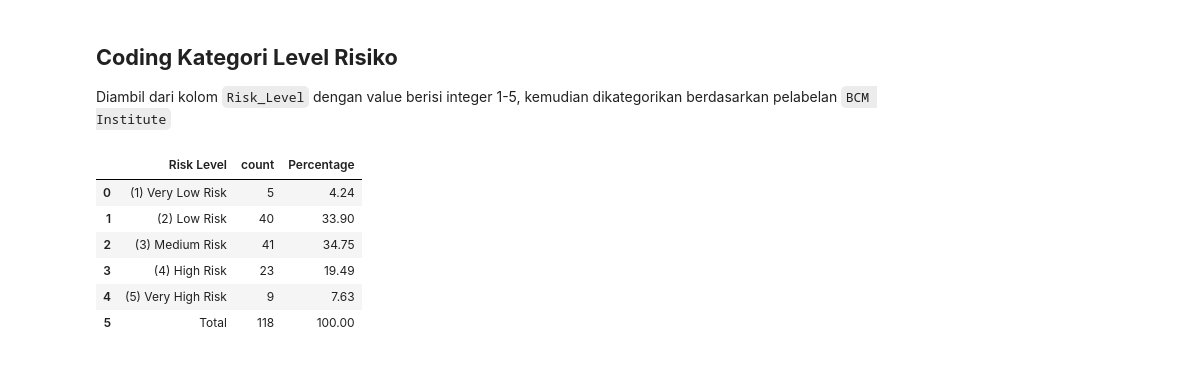
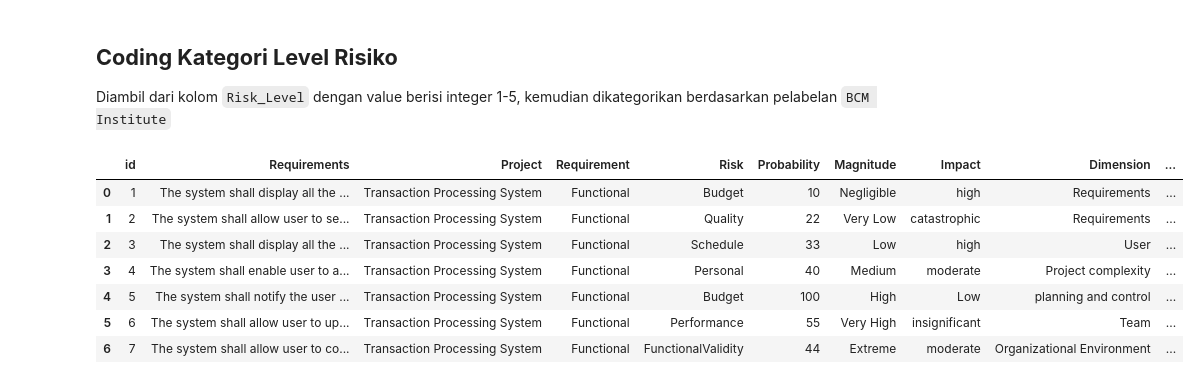
Before and after one commit to apostroef/SRS-risk-management, a Jupyter notebook: tabulation.ipynb, the cells around one changed output. Drawn from its saved outputs; the diff is of its cells as text; code cells hidden in the pictures.

```diff
--- a/tabulation.ipynb
+++ b/tabulation.ipynb
@@ -18,49 +15,48 @@ from rich.console import Console
 Diambil dari kolom `Risk_Level` dengan value berisi integer 1-5, kemudian dikategorikan berdasarkan pelabelan `BCM Institute`
 # %%
 data = pd.read_csv("csv_result-Final Dataset.csv")
+df = pd.DataFrame(data)
+display(df.head(7))
 
 
 def categorized_risk(df):
     bins = [1, 2, 3, 4, 5, np.inf]
     labels = [
         "(1) Very Low Risk",
         "(2) Low Risk",
         "(3) Medium Risk",
         "(4) High Risk",
         "(5) Very High Risk",
     ]
     df["Risk_Level_Category"] = pd.cut(
         df["Risk_Level"], bins=bins, labels=labels, right=False
     )
     return df
 
 
+def categorized_duration(df):
+    bins = [1, 6, 11, 16, 20, np.inf]
+    labels = [
+        "1-5 days",
+        "6-10 days",
+        "11-15 days",
+        "16-20 days",
+        ">20 days",
+    ]
+    df["Fixing_Duration_Category"] = pd.cut(
+        df["Fixing_Duration"], bins=bins, labels=labels, right=False
+    )
+    return df
+
+
 df = categorized_risk(df)
-
-Risk_Level = pd.crosstab(
-    index=df[df["Project"] == "Transaction Processing System"]["Risk_Level_Category"],
-    columns="count",
-)
-Risk_Level["Percentage"] = (
-    Risk_Level["count"] / Risk_Level["count"].sum() * 100
-).round(2)
-total_row = pd.DataFrame(
-    {
-        "count": [Risk_Level["count"].sum()],
-        "Percentage": [Risk_Level["Percentage"].sum().round(1)],
-    },
-    index=["Total"],
-)
-Risk_Level = pd.concat([Risk_Level, total_row])
-Risk_Level = Risk_Level.reset_index()
-Risk_Level = Risk_Level.rename(columns={"index": "Risk Level"})
-Risk_Level = Risk_Level[["Risk Level", "count", "Percentage"]]
-display(Risk_Level)
+df = categorized_duration(df)
 # %% [output]
-|  | Risk Level | count | Percentage |
-| 0 | (1) Very Low Risk | 5 | 4.24 |
-| 1 | (2) Low Risk | 40 | 33.90 |
-| 2 | (3) Medium Risk | 41 | 34.75 |
-| 3 | (4) High Risk | 23 | 19.49 |
-| 4 | (5) Very High Risk | 9 | 7.63 |
-| 5 | Total | 118 | 100.00 |
+|  | id | Requirements | Project | Requirement | Risk | Probability | Magnitude | Impact | Dimension | ... |
+| 0 | 1 | The system shall display all the ... | Transaction Processing System | Functional | Budget | 10 | Negligible | high | Requirements | ... |
+| 1 | 2 | The system shall allow user to se... | Transaction Processing System | Functional | Quality | 22 | Very Low | catastrophic | Requirements | ... |
+| 2 | 3 | The system shall display all the ... | Transaction Processing System | Functional | Schedule | 33 | Low | high | User | ... |
+| 3 | 4 | The system shall enable user to a... | Transaction Processing System | Functional | Personal | 40 | Medium | moderate | Project complexity | ... |
+| 4 | 5 | The system shall notify the user ... | Transaction Processing System | Functional | Budget | 100 | High | Low | planning and control | ... |
+| 5 | 6 | The system shall allow user to up... | Transaction Processing System | Functional | Performance | 55 | Very High | insignificant | Team | ... |
+| 6 | 7 | The system shall allow user to co... | Transaction Processing System | Functional | FunctionalValidity | 44 | Extreme | moderate | Organizational Environment | ... |
```
Also changed, not shown: parts of 5 cells of this notebook, 1 other file.
